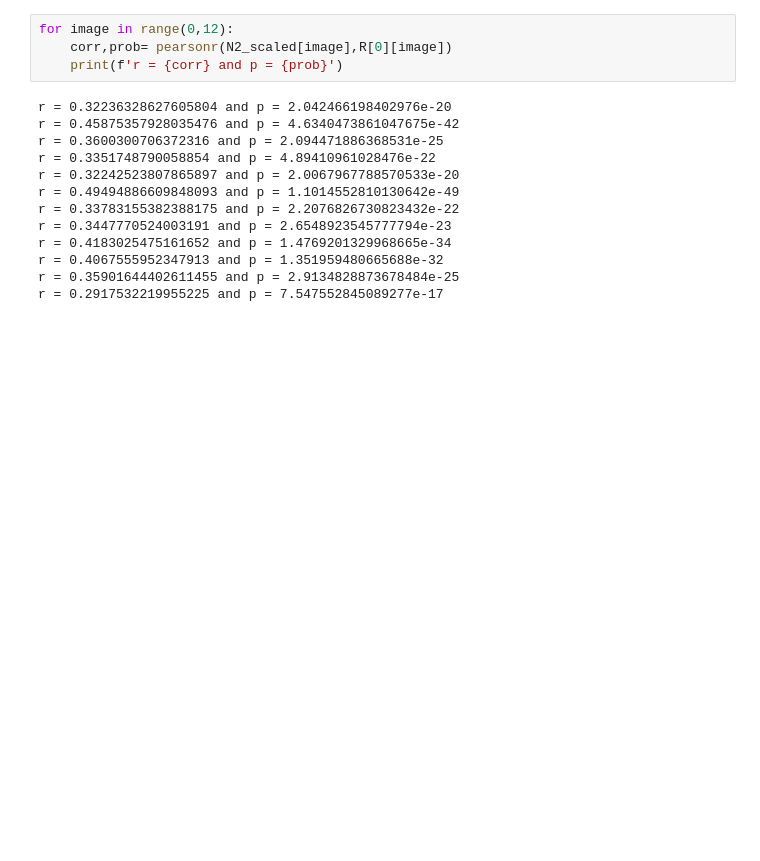
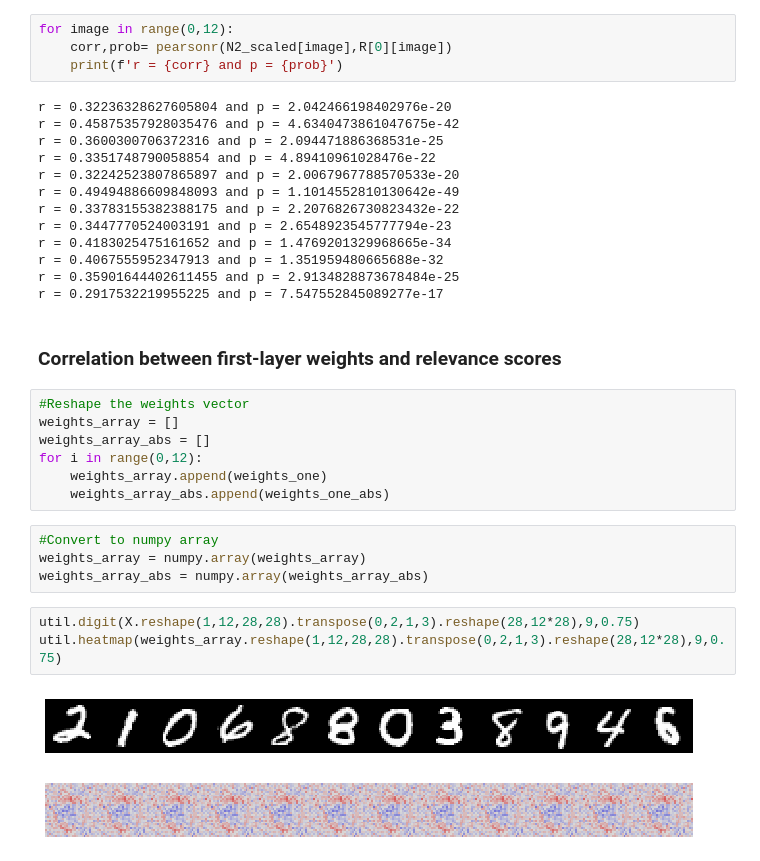
Before and after one commit to sahil280114/LRP-Numpy, a Jupyter notebook: lrp_numpy_implementation.ipynb, the cells around one changed output. Drawn from its saved outputs; the diff is of its cells as text; blank space fills up the shorter version.

Commit message:
add weights correlations

```diff
--- a/lrp_numpy_implementation.ipynb
+++ b/lrp_numpy_implementation.ipynb
@@ -275,3 +275,22 @@ r = 0.4183025475161652 and p = 1.4769201329968665e-34
 r = 0.4067555952347913 and p = 1.351959480665688e-32
 r = 0.35901644402611455 and p = 2.9134828873678484e-25
 r = 0.2917532219955225 and p = 7.547552845089277e-17
+# %% [markdown]
+### Correlation between first-layer weights and relevance scores
+# %%
+#Reshape the weights vector
+weights_array = []
+weights_array_abs = []
+for i in range(0,12):
+    weights_array.append(weights_one)
+    weights_array_abs.append(weights_one_abs)
+# %%
+#Convert to numpy array
+weights_array = numpy.array(weights_array)
+weights_array_abs = numpy.array(weights_array_abs)
+# %%
+util.digit(X.reshape(1,12,28,28).transpose(0,2,1,3).reshape(28,12*28),9,0.75)
+util.heatmap(weights_array.reshape(1,12,28,28).transpose(0,2,1,3).reshape(28,12*28),9,0.75)
+# %% [output]
+[figure, added]
+[figure, added]
```
Also changed, not shown: parts of 5 cells of this notebook.
